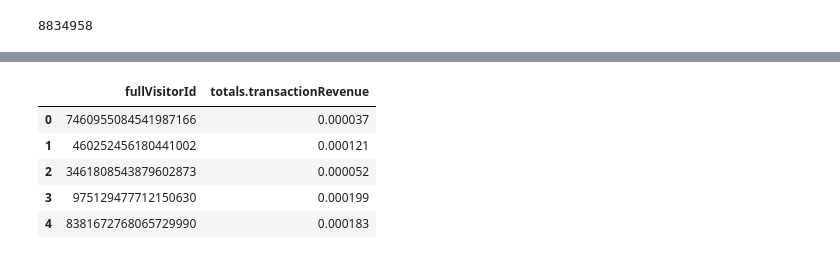
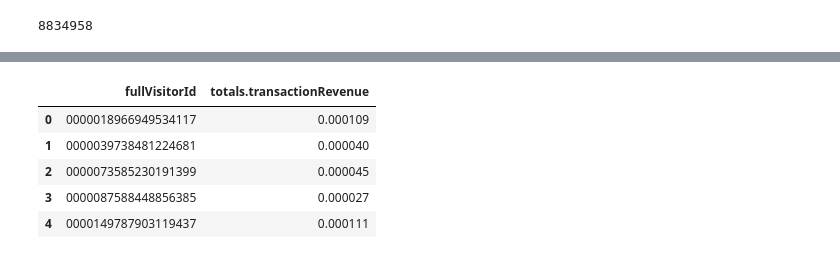
Before and after one commit to gane-dev/DeepLearning, a Jupyter notebook: GoogleRevenuePrediction.ipynb, the cells around one changed output, grey strips where cells are left out. Cells and saved outputs as stored; diff of their text form; code cells hidden in the pictures.

```diff
--- a/GoogleRevenuePrediction.ipynb
+++ b/GoogleRevenuePrediction.ipynb
@@ -481,10 +472,15 @@ df_try_unique = df_try_unique.drop_duplicates(['fullVisitorId'])
+# %%
+df_try_unique1 = df_try_unique.groupby('fullVisitorId').sum()
+# %%
+# df_try_unique1.set_index('fullVisitorId')
+df_try_unique1 = df_try_unique1.reset_index()
 # %%
-df_try_unique.head()
+df_try_unique1.head()
 # %% [output]
 |  | fullVisitorId | totals.transactionRevenue |
-| 0 | 7460955084541987166 | 0.000037 |
-| 1 | 460252456180441002 | 0.000121 |
-| 2 | 3461808543879602873 | 0.000052 |
-| 3 | 975129477712150630 | 0.000199 |
-| 4 | 8381672768065729990 | 0.000183 |
+| 0 | 0000018966949534117 | 0.000109 |
+| 1 | 0000039738481224681 | 0.000040 |
+| 2 | 0000073585230191399 | 0.000045 |
+| 3 | 0000087588448856385 | 0.000027 |
+| 4 | 0000149787903119437 | 0.000111 |
 # %%
```
Also changed, not shown: parts of 7 cells of this notebook, 3 other files.
